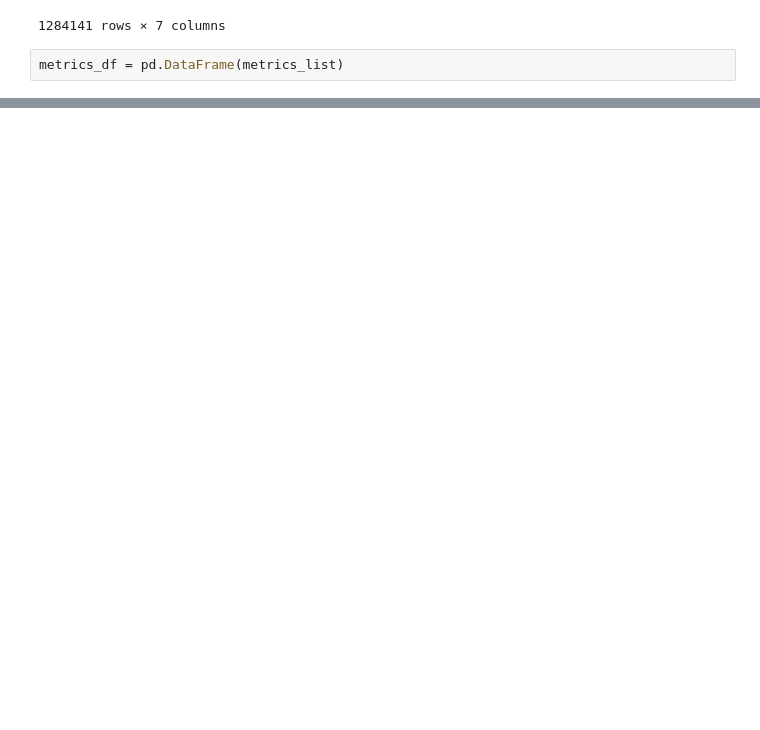
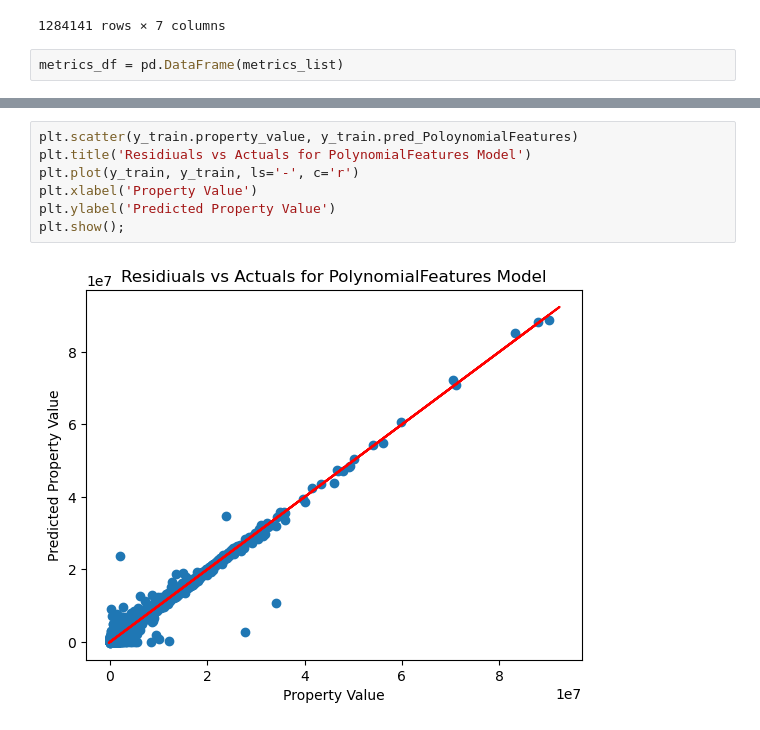
Before and after one commit to nomer-evangelista/regression-exercises, a Jupyter notebook: modeling.ipynb, the cells around one changed output, grey strips where cells are left out. Drawn from its saved outputs; the diff is of its cells as text; blank space fills up the shorter version.

```diff
--- a/modeling.ipynb
+++ b/modeling.ipynb
@@ -487,0 +506,9 @@ metrics_df
+# %%
+plt.scatter(y_train.property_value, y_train.pred_PoloynomialFeatures)
+plt.title('Residiuals vs Actuals for PolynomialFeatures Model')
+plt.plot(y_train, y_train, ls='-', c='r')
+plt.xlabel('Property Value')
+plt.ylabel('Predicted Property Value')
+plt.show();
+# %% [output]
+[figure, added]
```
Also changed, not shown: parts of 17 cells of this notebook.
